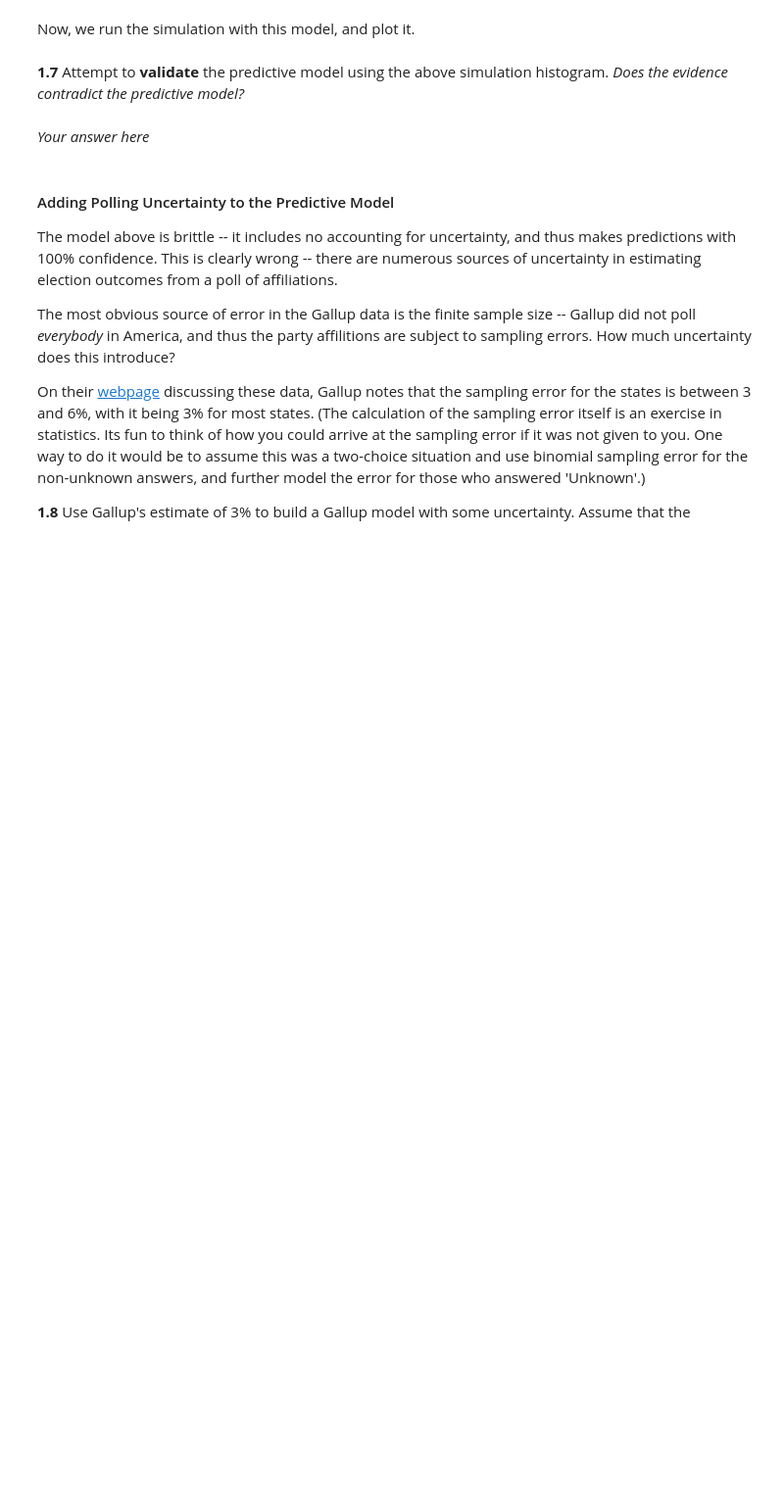
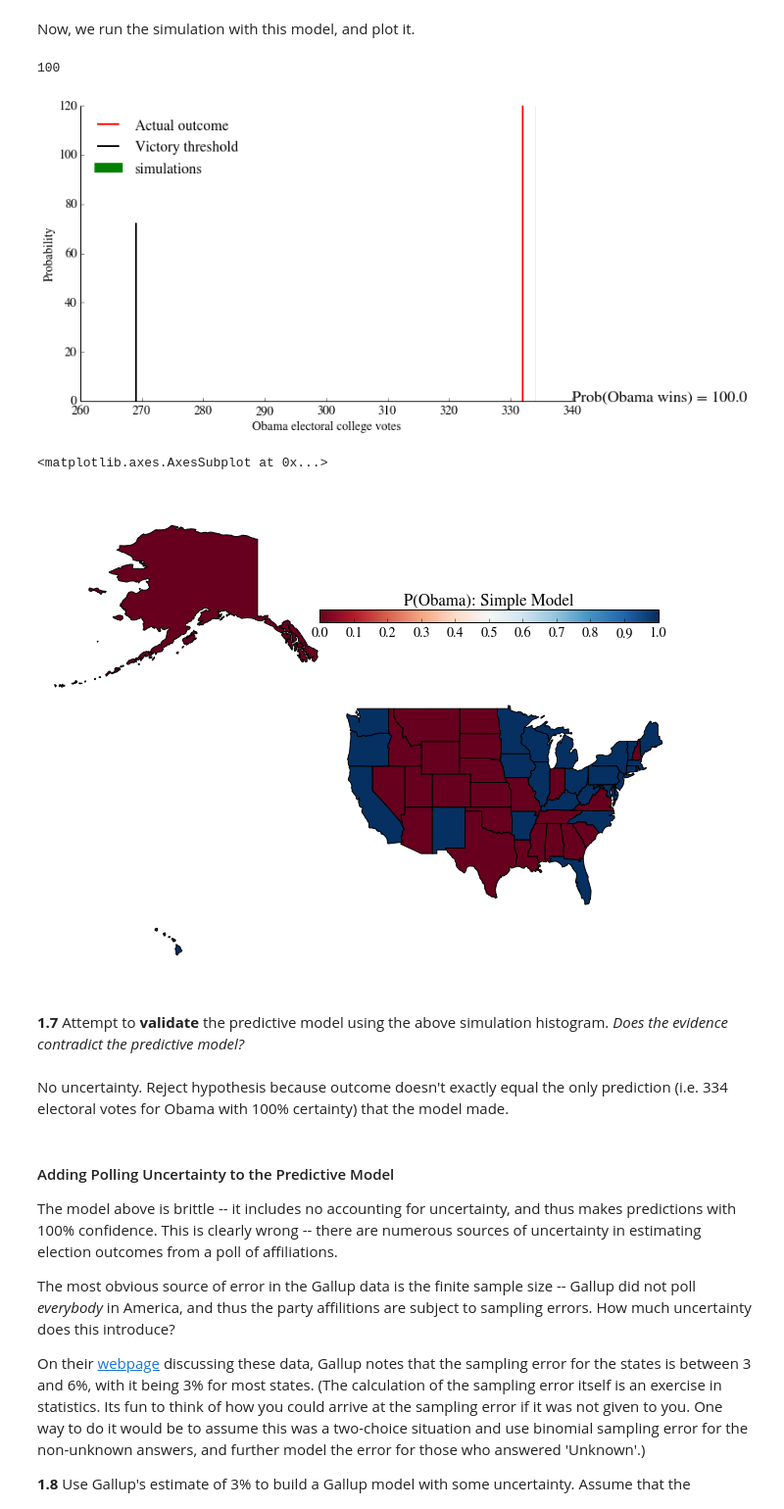
Before and after one commit to nhuber/harvardDS, a Jupyter notebook: hw2.ipynb, the cells around one changed output. Shown at 98% size. Cells and saved outputs as stored; diff of their text form; code cells hidden in the pictures; blank space fills up the shorter version.

```diff
--- a/hw2.ipynb
+++ b/hw2.ipynb
@@ -466,20 +486,32 @@ Name: Arizona, dtype: float64
 """
 
 #your code here
+
+def simple_gallup_model(gallup):
+
+    return pd.DataFrame(np.array((gallup_2012.Dem_Adv > 0).astype(float)),
+                             index=gallup.index, columns=['Obama'])
 # %% [markdown]
 Now, we run the simulation with this model, and plot it.
 # %%
 model = simple_gallup_model(gallup_2012)
 model = model.join(electoral_votes)
-prediction = simulate_election(model, 10000)
+prediction = simulate_election(model, 100)
+
+print len(prediction)
 
 plot_simulation(prediction)
 plt.show()
 make_map(model.Obama, "P(Obama): Simple Model")
+# %% [output]
+100
+[figure, added]
+<matplotlib.axes.AxesSubplot at 0x...>
+[figure, added]
 # %% [markdown]
 **1.7** Attempt to **validate** the predictive model using the above simulation histogram. *Does the evidence contradict the predictive model?*
-# %% [markdown]
-*Your answer here*
+# %% [markdown]
+No uncertainty. Reject hypothesis because outcome doesn't exactly equal the only prediction (i.e. 334 electoral votes for Obama with 100% certainty) that the model made.
 # %% [markdown]
 #### Adding Polling Uncertainty to the Predictive Model
 
```
Also changed, not shown: parts of 24 cells of this notebook.
